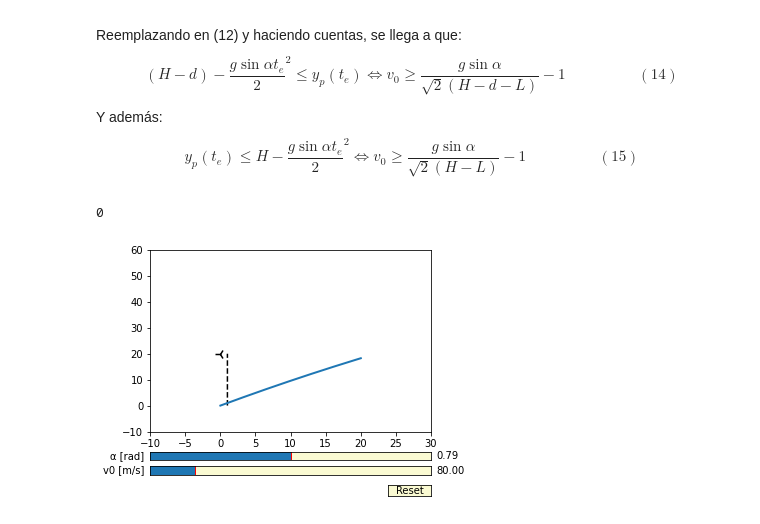
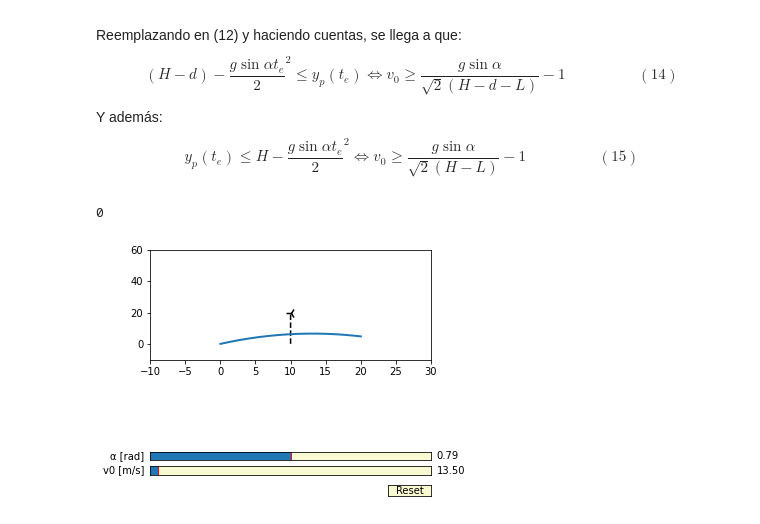
Before and after one commit to remusezequiel/Fis_Colab, a Jupyter notebook: F1_2_8.ipynb, the cells around one changed output. Drawn from its saved outputs; the diff is of its cells as text; code cells hidden in the pictures.

```diff
--- a/F1_2_8.ipynb
+++ b/F1_2_8.ipynb
@@ -115,7 +116,7 @@ dt = T/npoints
 H = 20 # in m
 L = 10 # in m
 
-v0 = 80
+v0 = 13.5
 delta_v0 = 0.1
 
 t0 = 0
@@ -123,19 +124,18 @@ t0 = 0
 # %%
 # @title Ecuaciones para el proyectil y la varilla
 
+x_p = np.linspace(0, 2 * L, npoints)
+y_p = x_p - (g*np.sin(α0)*(((x_p**2))/v0**2) )
 
-x_p = np.linspace(0, 2 * L, npoints)
-y_p = x_p - (g*np.sin(α0)*((x_p**2)/v0**2) )
-
-x_v = np.ones(npoints)
+x_v = L*np.ones(npoints)
 y_v = np.linspace(0, H, npoints)
 # %%
 # @title Codigo de la animacion (Revisar y terminar)
 fig, ax = plt.subplots()
-plt.subplots_adjust(left=0.25, bottom=0.25)
+plt.subplots_adjust(left=0.25, bottom=0.5)
 
 ax.plot(x_v, y_v, '--k', label='Varilla')
-plt.scatter(0, H, marker='3', color='k', s=100)
+plt.scatter(L, H, marker='3', color='k', s=100)
 
 a = ax.annotate("", xy=(50 * np.cos(α0), 50 * np.sin(α0)), xytext=(0, 0),
                 arrowprops=dict(arrowstyle="->"))
@@ -149,33 +149,33 @@ ax.margins(x=0)
 axcolor = 'lightgoldenrodyellow'
 axv0 = plt.axes([0.25, 0.1, 0.65, 0.03], facecolor=axcolor)
 axalpha = plt.axes([0.25, 0.15, 0.65, 0.03], facecolor=axcolor)
 
 v0s = Slider(axv0, 'v0 [m/s]', 0.1, 500.0, valinit=v0, valstep=.1)
 alphas = Slider(axalpha, 'α [rad]', 0.0, π/2, valinit=α0)
 
 def update(val):
     global a
 
     v0 = v0s.val
     α = alphas.val
-    l.set_ydata( x_p - (g*np.sin(α)*((x_p**2)/v0**2) ))
+    l.set_ydata( x_p - (g*np.sin(α0)*((( x_p**2 ))/v0**2) ))
 
     a.remove()
-    a = ax.annotate("", xy=(50 * np.cos(α), 50 * np.sin(α)), xytext=(0, 0),
+    a = ax.annotate("", xy=(  50 * np.cos(α), 50 * np.sin(α)), xytext=(0, 0),
                     arrowprops=dict(arrowstyle="->"))
 
     fig.canvas.draw_idle()
 
 v0s.on_changed(update)
 alphas.on_changed(update)
 
 resetax = plt.axes([0.8, 0.025, 0.1, 0.04])
 button = Button(resetax, 'Reset', color=axcolor, hovercolor='0.975')
 
 def reset(event):
     v0s.reset()
     alphas.reset()
 button.on_clicked(reset)
 # %% [output]
 0
-[figure, old version]
+[figure, new version]
```
Also changed, not shown: parts of 1 cell of this notebook.
